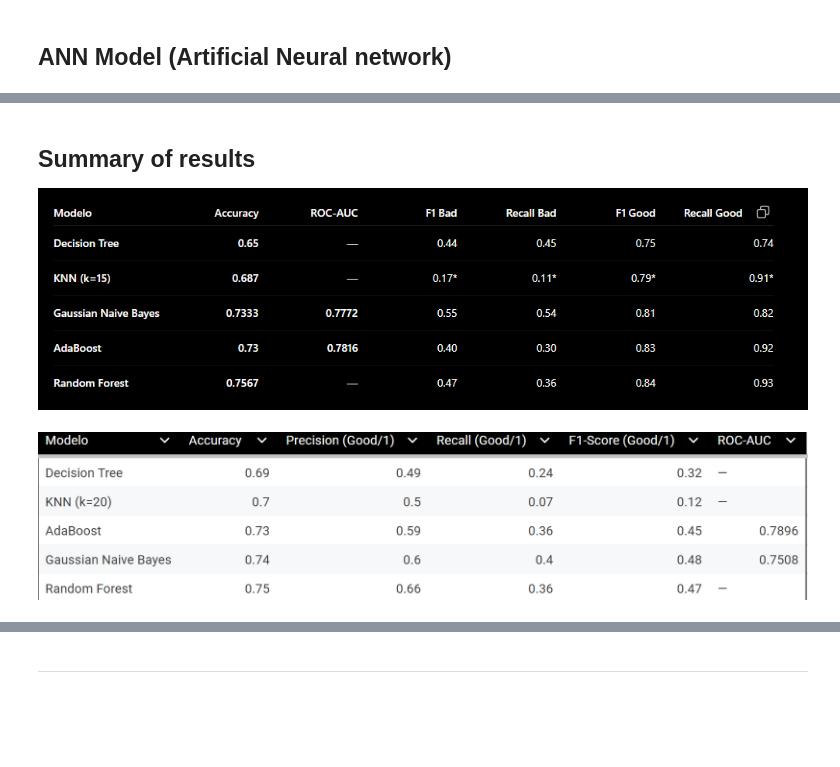
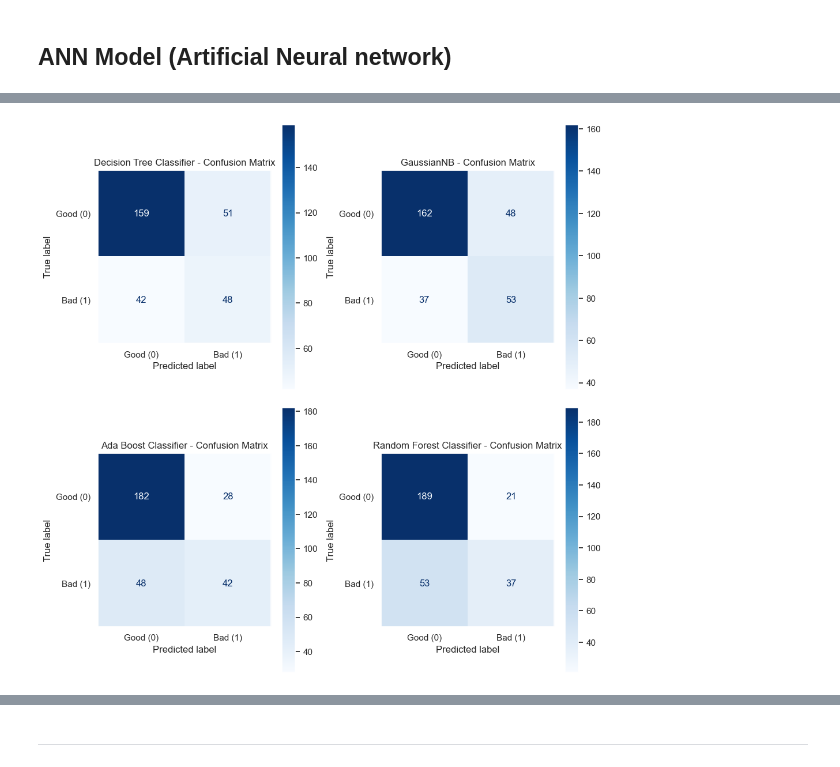
Before and after one commit to LeoTarulli/Credit_Risk_API, a Jupyter notebook: credit_project.ipynb, the cells around one changed output, grey strips where cells are left out. Cells and saved outputs as stored; diff of their text form; code cells hidden in the pictures; blank space fills up the shorter version.

```diff
--- a/credit_project.ipynb
+++ b/credit_project.ipynb
@@ -1399,5 +1136,56 @@ weighted avg       0.74      0.75      0.72       300
-# %% [markdown]
-## Summary of results
-![image.png](attachment:c6a7909c-4284-4401-9604-5dd4b9cfe9d6.png)
-# %% [markdown]
-![image.png](attachment:e64ea027-5ef6-4d1f-8dc7-01efbb64b7d1.png)
+# %%
+from sklearn.metrics import confusion_matrix, ConfusionMatrixDisplay, RocCurveDisplay
+
+# Confusion Matrix
+cm_dtc = confusion_matrix(y_test, DTC_pred)
+cm_gnb = confusion_matrix(y_test, gnb_pred)
+cm_ada = confusion_matrix(y_test, ada_pred)
+cm_rfd = confusion_matrix(y_test, rfc_pred)
+
+# Display
+disp_dtc = ConfusionMatrixDisplay(
+    confusion_matrix = cm_dtc,
+    display_labels = ["Good (0)", "Bad (1)"]
+)
+
+disp_gnb = ConfusionMatrixDisplay(
+    confusion_matrix = cm_gnb,
+    display_labels = ["Good (0)", "Bad (1)"]
+)
+
+disp_ada = ConfusionMatrixDisplay(
+    confusion_matrix = cm_ada,
+    display_labels = ["Good (0)", "Bad (1)"]
+)
+
+disp_rfd = ConfusionMatrixDisplay(
+    confusion_matrix = cm_rfd,
+    display_labels = ["Bad (0)", "Good (1)"]
+)
+
+# Plots
+plt.figure(figsize=(10,10))
+plt.subplot(2, 2, 1)
+disp_dtc.plot(cmap="Blues", values_format="d", ax=plt.gca())
+plt.title("Decision Tree Classifier - Confusion Matrix", fontdict={"fontsize":12})
+plt.grid(False)
+
+plt.subplot(2, 2, 2)
+disp_gnb.plot(cmap="Blues", values_format="d", ax=plt.gca())
+plt.title("GaussianNB - Confusion Matrix", fontdict={"fontsize":12})
+plt.grid(False)
+
+plt.subplot(2, 2, 3)
+disp_ada.plot(cmap="Blues", values_format="d", ax=plt.gca())
+plt.title("Ada Boost Classifier - Confusion Matrix", fontdict={"fontsize":12})
+plt.grid(False)
+
+plt.subplot(2, 2, 4)
+disp.plot(cmap = "Blues", values_format = "d", ax=plt.gca())
+plt.title("Random Forest Classifier - Confusion Matrix", fontdict={"fontsize":12})
+plt.grid(False)
+
+plt.tight_layout()
+plt.show()
+# %% [output]
+[figure, added]
```
Also changed, not shown: parts of 40 cells of this notebook, 4 other files.
